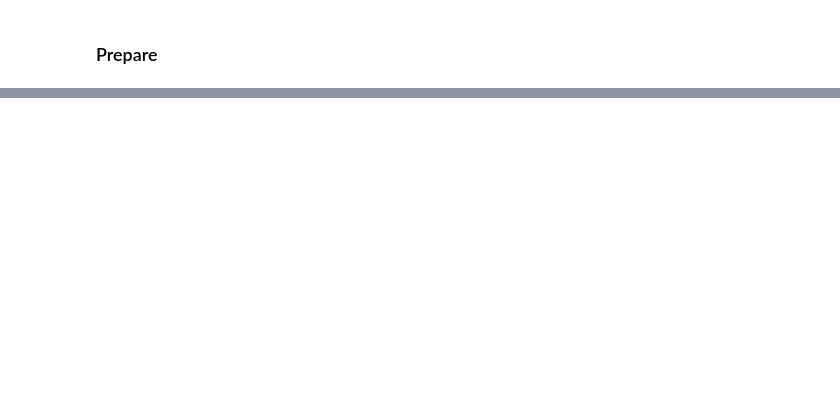
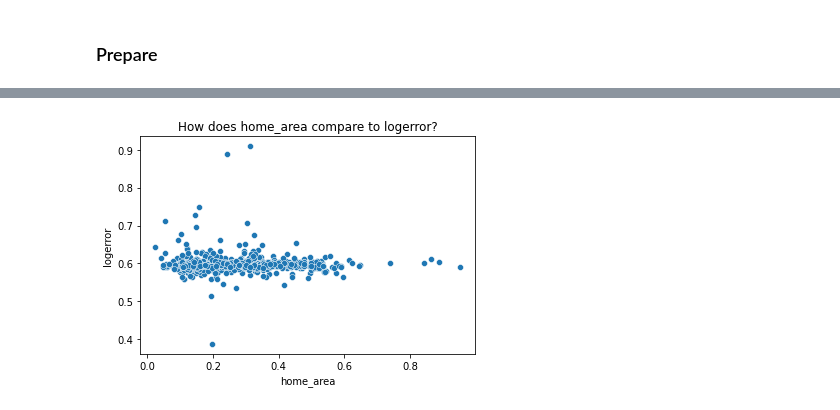
Before and after one commit to Marley-C-Robinson-99/Zillow-clustering, a Jupyter notebook: Scratch-notebook.ipynb, the cells around one changed output, grey strips where cells are left out. Cells and saved outputs as stored; diff of their text form; code cells hidden in the pictures; blank space fills up the shorter version.

```diff
--- a/Scratch-notebook.ipynb
+++ b/Scratch-notebook.ipynb
@@ -160,0 +435,7 @@ month_sold      8.000000e+00
+# %%
+sns.scatterplot(x='home_area', y='logerror',
+               data=scaled_etrain.sample(1000))
+plt.title("How does home_area compare to logerror?")
+plt.show()
+# %% [output]
+[figure, added]
```
Also changed, not shown: parts of 84 cells of this notebook, 5 other files.
